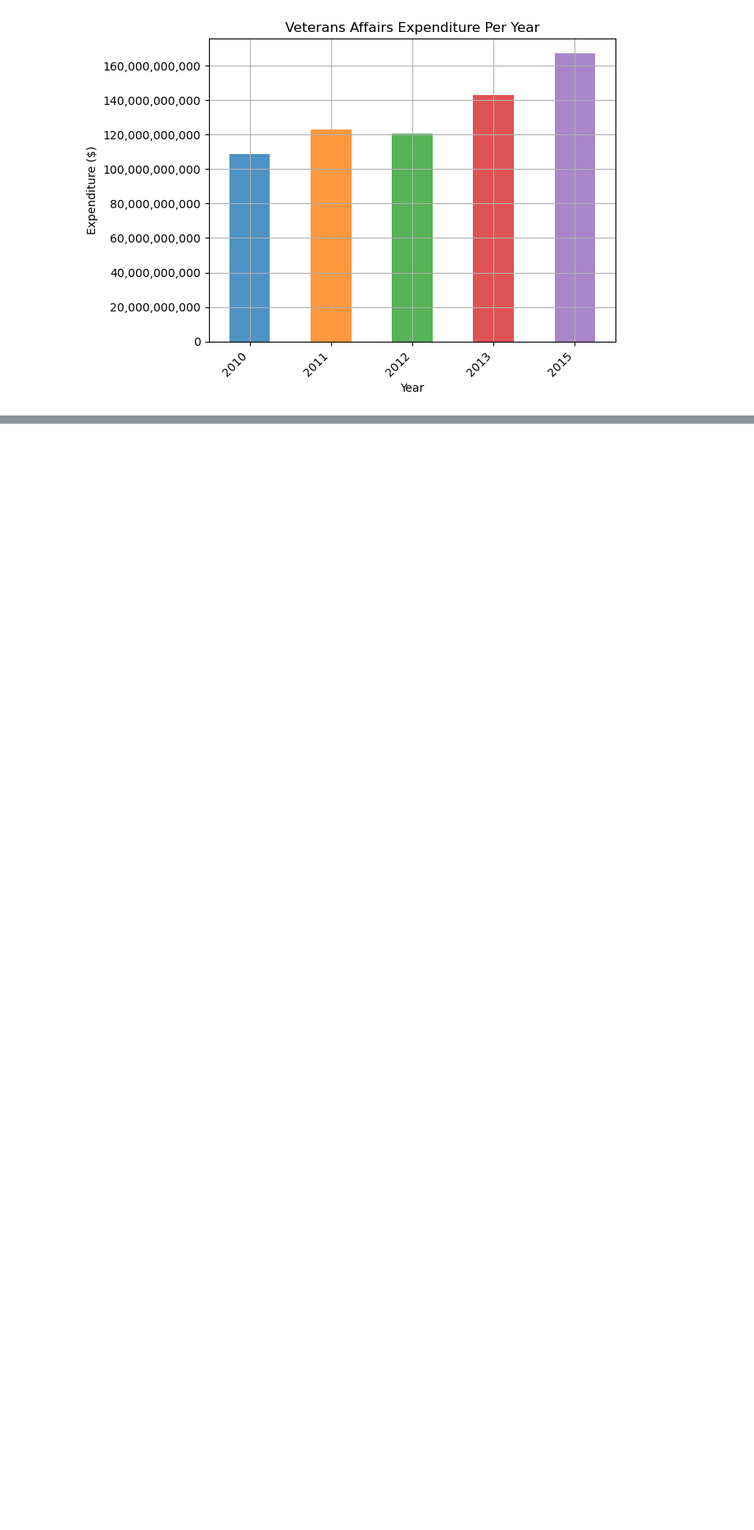
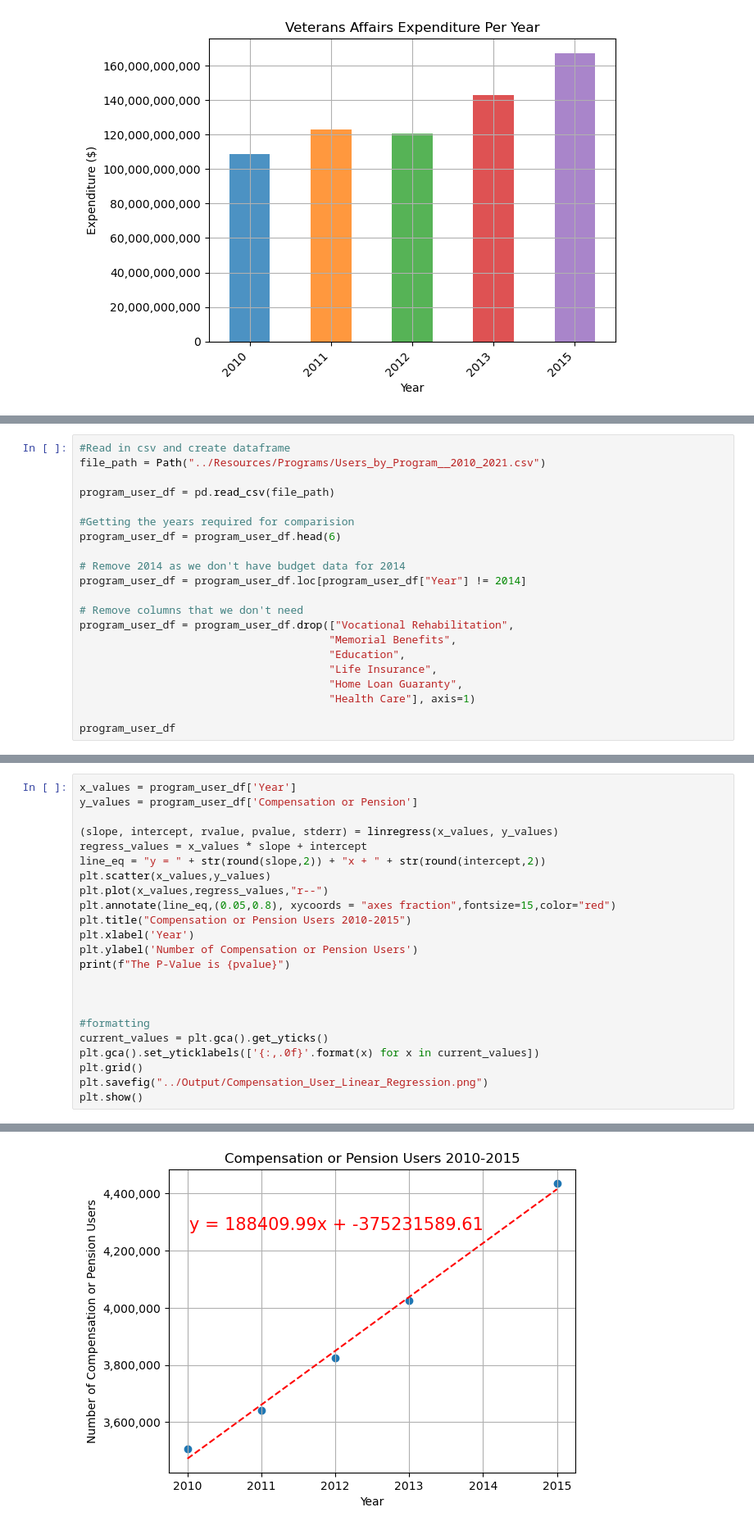
Before and after one commit to nicduffee/project1, a Jupyter notebook: Analysis/nic_budget_analysis.ipynb, the cells around one changed output, grey strips where cells are left out. Shown: that part at 82% size. Cells and saved outputs as stored; diff of their text form; blank space fills up the shorter version.

Commit message:
Compensation Linear Regression

```diff
--- a/Analysis/nic_budget_analysis.ipynb
+++ b/Analysis/nic_budget_analysis.ipynb
@@ -470,0 +490,21 @@ plt.show()
+# %%
+#Read in csv and create dataframe
+file_path = Path("../Resources/Programs/Users_by_Program__2010_2021.csv")
+
+program_user_df = pd.read_csv(file_path)
+
+#Getting the years required for comparision
+program_user_df = program_user_df.head(6)
+
+# Remove 2014 as we don't have budget data for 2014
+program_user_df = program_user_df.loc[program_user_df["Year"] != 2014]
+
+# Remove columns that we don't need
+program_user_df = program_user_df.drop(["Vocational Rehabilitation",
+                                       "Memorial Benefits",
+                                       "Education",
+                                       "Life Insurance",
+                                       "Home Loan Guaranty",
+                                       "Health Care"], axis=1)
+
+program_user_df
@@ -470,0 +518,24 @@ plt.show()
+# %%
+x_values = program_user_df['Year']
+y_values = program_user_df['Compensation or Pension']
+
+(slope, intercept, rvalue, pvalue, stderr) = linregress(x_values, y_values)
+regress_values = x_values * slope + intercept
+line_eq = "y = " + str(round(slope,2)) + "x + " + str(round(intercept,2))
+plt.scatter(x_values,y_values)
+plt.plot(x_values,regress_values,"r--")
+plt.annotate(line_eq,(0.05,0.8), xycoords = "axes fraction",fontsize=15,color="red")
+plt.title("Compensation or Pension Users 2010-2015")
+plt.xlabel('Year')
+plt.ylabel('Number of Compensation or Pension Users')
+print(f"The P-Value is {pvalue}")
+
+
+
+#formatting
+current_values = plt.gca().get_yticks()
+plt.gca().set_yticklabels(['{:,.0f}'.format(x) for x in current_values])
+plt.grid()
+plt.savefig("../Output/Compensation_User_Linear_Regression.png")
+plt.show()
+# %% [output]
@@ -470,0 +543 @@ plt.show()
+[figure, added]
```
Also changed, not shown: parts of 8 cells of this notebook, 8 other files.
